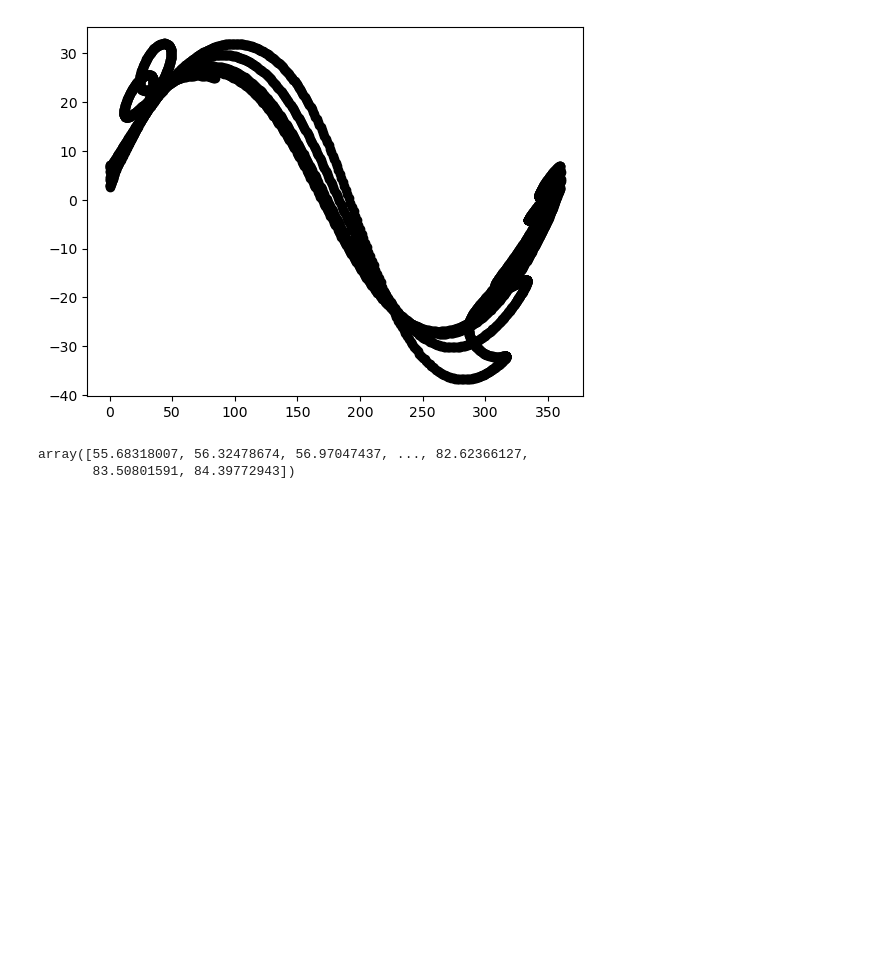
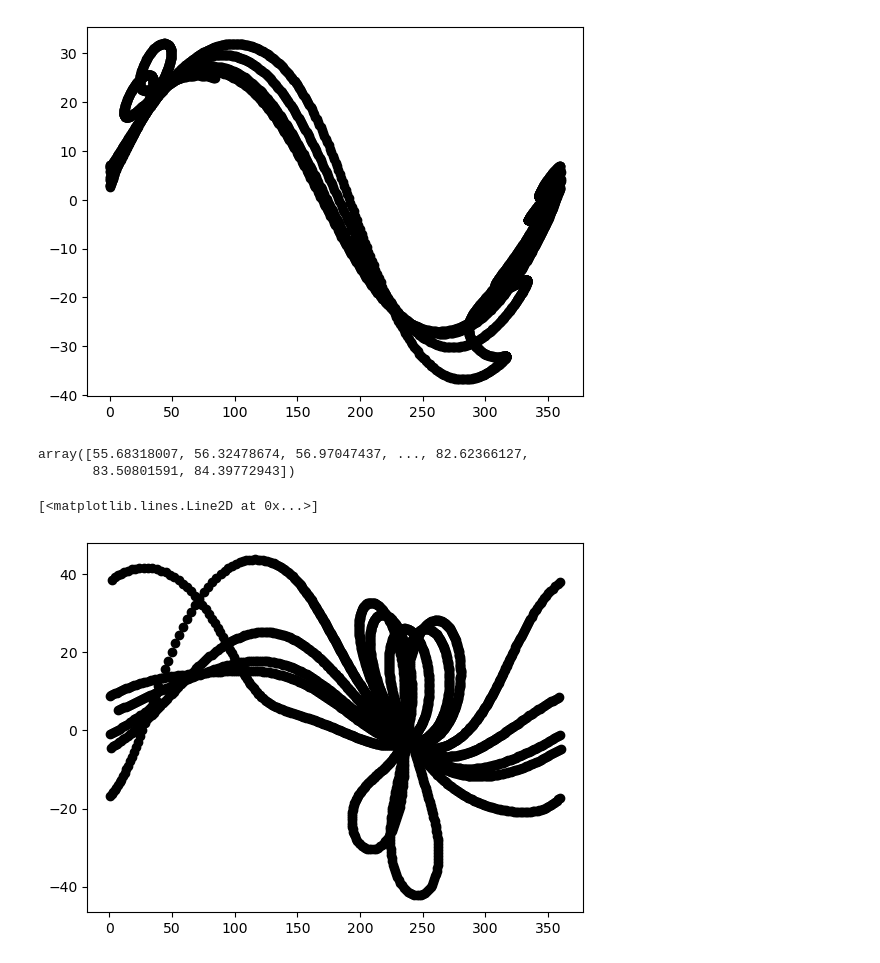
Before and after one commit to yoachim/23_Scratch, a Jupyter notebook: skyfield_sso/skyfield_sso.ipynb, the cells around one changed output. Saved outputs shown, nothing was run; the diff lists cells and outputs as text; code cells hidden in the pictures; blank space fills up the shorter version.

```diff
--- a/skyfield_sso/skyfield_sso.ipynb
+++ b/skyfield_sso/skyfield_sso.ipynb
@@ -201,3 +164,8 @@ oo._convert_to_oorb_elem(gran.iloc[0], format='KEP')
 # %%
-two_body_ephems = oo.generate_ephemerides(eph_times, '2body')
-n_body_ephems = oo.generate_ephemerides(eph_times, 'nbody')
+two_body_ephems = oo.generate_ephemerides(apt.mjd, eph_mode='2body')
+n_body_ephems = oo.generate_ephemerides(apt.mjd, eph_mode='nbody')
+# %%
+plt.plot(two_body_ephems['ra'][0], two_body_ephems['dec'][0], 'ko')
+# %% [output]
+[<matplotlib.lines.Line2D at 0x...>]
+[figure, added]
```
Also changed, not shown: parts of 13 cells of this notebook.
